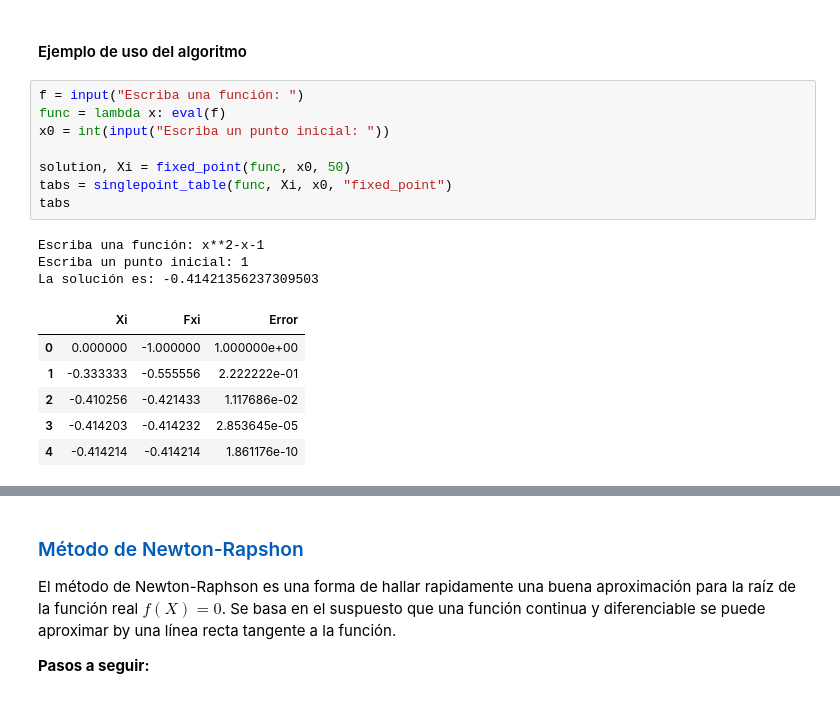
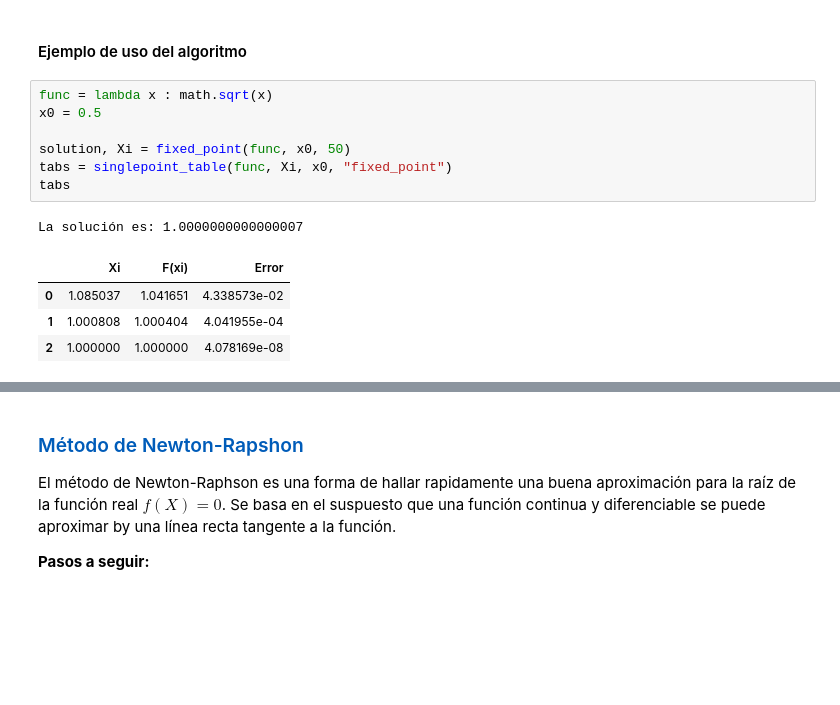
Before and after one commit to dfzunigah/numerical_methods, a Jupyter notebook: 1 - Rootfinding_methods.ipynb, the cells around one changed output, grey strips where cells are left out. Drawn from its saved outputs; the diff is of its cells as text; blank space fills up the shorter version.

```diff
--- a/1 - Rootfinding_methods.ipynb
+++ b/1 - Rootfinding_methods.ipynb
@@ -98,20 +96,15 @@ def fixed_point(func, x0, N):
 # %% [markdown]
 #### Ejemplo de uso del algoritmo
 # %%
-f = input("Escriba una función: ")
-func = lambda x: eval(f)
-x0 = int(input("Escriba un punto inicial: "))
+func = lambda x : math.sqrt(x)
+x0 = 0.5
 
 solution, Xi = fixed_point(func, x0, 50)
 tabs = singlepoint_table(func, Xi, x0, "fixed_point")
 tabs
 # %% [output]
-Escriba una función: x**2-x-1
-Escriba un punto inicial: 1
-La solución es: -0.41421356237309503
+La solución es: 1.0000000000000007
-|  | Xi | Fxi | Error |
-| 0 | 0.000000 | -1.000000 | 1.000000e+00 |
-| 1 | -0.333333 | -0.555556 | 2.222222e-01 |
-| 2 | -0.410256 | -0.421433 | 1.117686e-02 |
-| 3 | -0.414203 | -0.414232 | 2.853645e-05 |
-| 4 | -0.414214 | -0.414214 | 1.861176e-10 |
+|  | Xi | F(xi) | Error |
+| 0 | 1.085037 | 1.041651 | 4.338573e-02 |
+| 1 | 1.000808 | 1.000404 | 4.041955e-04 |
+| 2 | 1.000000 | 1.000000 | 4.078169e-08 |
```
Also changed, not shown: parts of 15 cells of this notebook, 2 other files.
